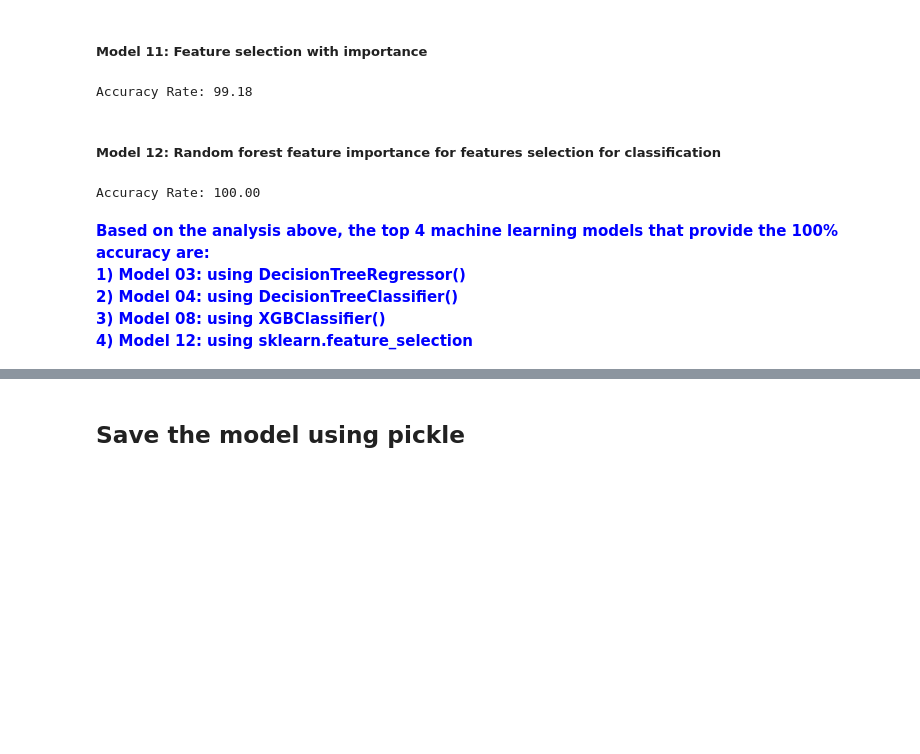
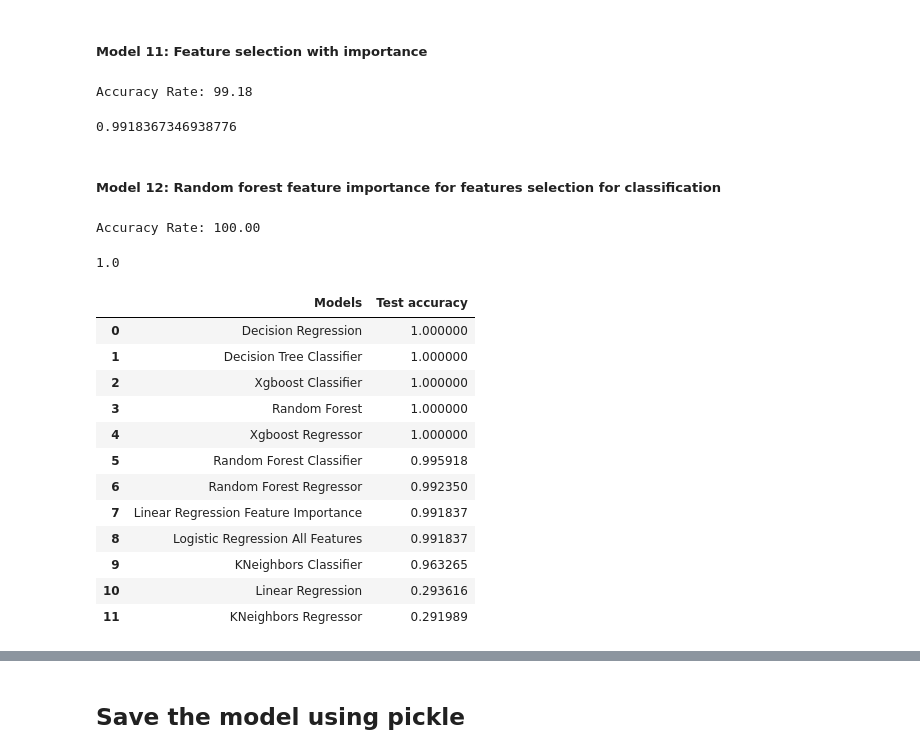
Before and after one commit to RealDreammaker/Machine-Learning-Health-App, a Jupyter notebook: HealthApp/ML testing/Absenteeism_at_work_final.ipynb, the cells around one changed output, grey strips where cells are left out. Cells and saved outputs as stored; diff of their text form; code cells hidden in the pictures; blank space fills up the shorter version.

```diff
--- a/HealthApp/ML testing/Absenteeism_at_work_final.ipynb
+++ b/HealthApp/ML testing/Absenteeism_at_work_final.ipynb
@@ -620,4 +659,7 @@ plt.show()
 # Print score
 print(f"\u001b[35mTraining Data Score:  %.2f" % (model.score(X_train, y_train)*100),"%")
 print(f"\u001b[35mTesting Data Score: %.2f" % (model.score(X_test, y_test)*100),"%")
+
+models_accuracy['KNeighbors Classifier']=model.score(X_test, y_test)
+models_accuracy['KNeighbors Classifier']
 # %% [output]
@@ -664,10 +707,14 @@ model.fit(X_train, y_train)
 # evaluate the model
 yhat = model.predict(X_test)
 # evaluate predictions
-accuracy = accuracy_score(y_test, yhat)
-print(f'\u001b[35mAccuracy Rate: %.2f \033[0;0m' % (accuracy*100))
+accurate = accuracy_score(y_test, yhat)
+print(f'\u001b[35mAccuracy Rate: %.2f \033[0;0m' % (accurate*100))
+
+models_accuracy['Logistic Regression All Features'] = accurate
+models_accuracy['Logistic Regression All Features']
 # %% [output]
 Accuracy Rate: 99.18
+0.9918367346938776
 # %% [markdown]
 ##### Model 12: Random forest feature importance for features selection for classification
 # %%
@@ -702,12 +749,28 @@ model.fit(X_train_fs, y_train)
 # evaluate the model
 y_valuate = model.predict(X_test_fs)
 # evaluate predictions
-accuracy = accuracy_score(y_test, y_valuate)
-print('\u001b[35mAccuracy Rate: %.2f' % (accuracy*100))
+accurate = accuracy_score(y_test, y_valuate)
+print('\u001b[35mAccuracy Rate: %.2f' % (accurate*100))
+
+models_accuracy['Random Forest'] = accurate
+models_accuracy['Random Forest']
 # %% [output]
 Accuracy Rate: 100.00
+1.0
-# %% [markdown]
-<font color="blue">
-<b> Based on the analysis above, the top 4 machine learning models that provide the 100% accuracy are:<br>
-1) Model 03: using DecisionTreeRegressor()  <br> 2) Model 04: using DecisionTreeClassifier() <br> 3) Model 08: using XGBClassifier()  <br> 4) Model 12: using sklearn.feature_selection
-</font>
+# %%
+accuracy_df = pd.DataFrame(models_accuracy.items(),columns=['Models','Test accuracy']).sort_values(by='Test accuracy',ascending=False,ignore_index=True)
+accuracy_df
+# %% [output]
+|  | Models | Test accuracy |
+| 0 | Decision Regression | 1.000000 |
+| 1 | Decision Tree Classifier | 1.000000 |
+| 2 | Xgboost Classifier | 1.000000 |
+| 3 | Random Forest | 1.000000 |
+| 4 | Xgboost Regressor | 1.000000 |
+| 5 | Random Forest Classifier | 0.995918 |
+| 6 | Random Forest Regressor | 0.992350 |
+| 7 | Linear Regression Feature Importance | 0.991837 |
+| 8 | Logistic Regression All Features | 0.991837 |
+| 9 | KNeighbors Classifier | 0.963265 |
+| 10 | Linear Regression | 0.293616 |
+| 11 | KNeighbors Regressor | 0.291989 |
```
Also changed, not shown: parts of 14 cells of this notebook.
